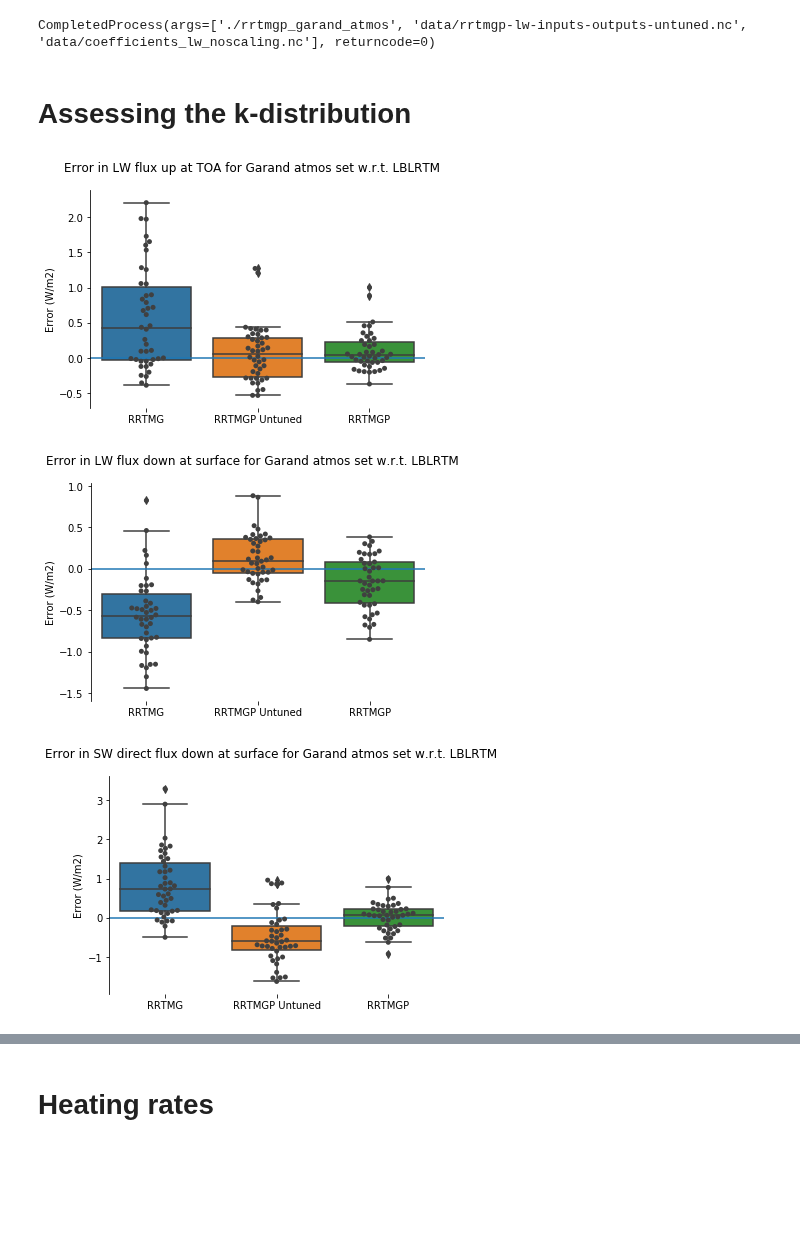
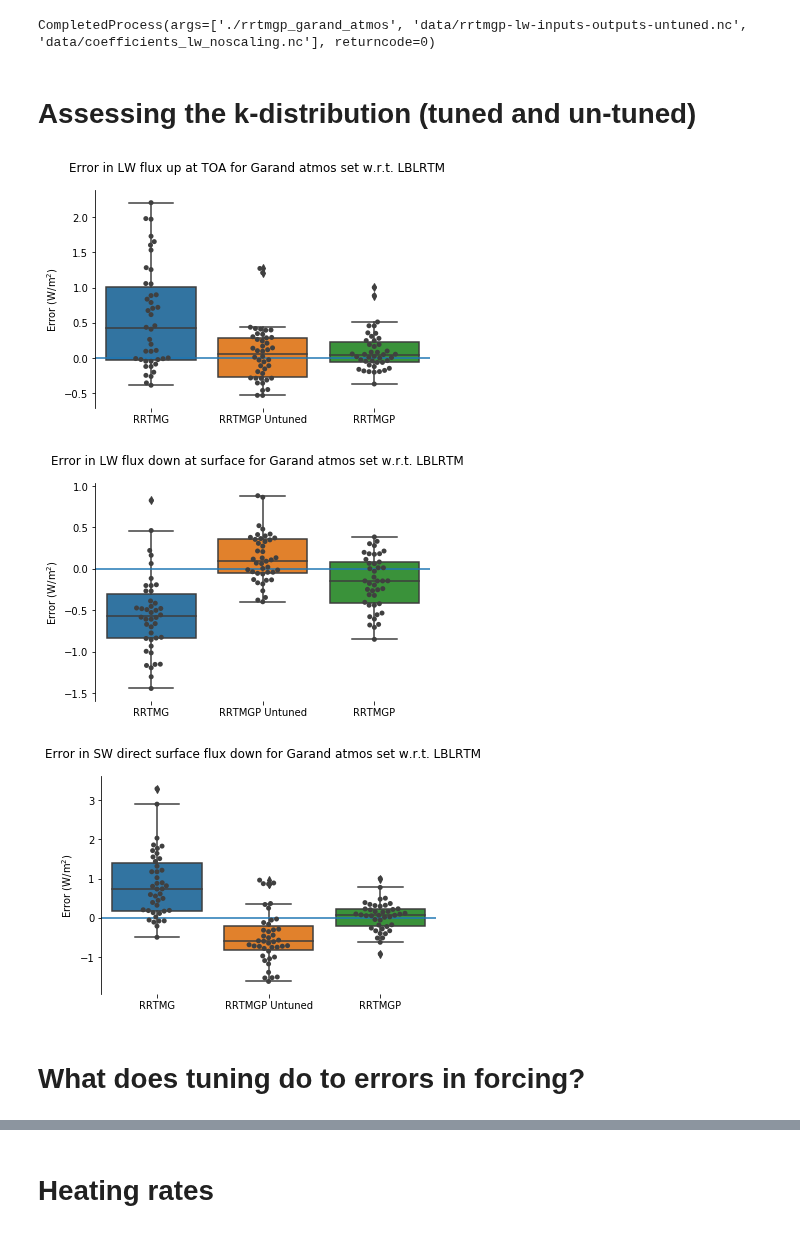
Before and after one commit to RobertPincus/rte-rrtmgp-paper-figures, a Jupyter notebook: RTE+RRMTGP-Paper-Figures.ipynb, the cells around one changed output, grey strips where cells are left out. Drawn from its saved outputs; the diff is of its cells as text; code cells hidden in the pictures; blank space fills up the shorter version.

Commit message:
Updated codes to keep up with RTE+RRTMGP; updated notebook to add figure for how tuning affect forcing

```diff
--- a/RTE+RRMTGP-Paper-Figures.ipynb
+++ b/RTE+RRMTGP-Paper-Figures.ipynb
@@ -83,7 +105,7 @@ fig_size = 95
 #
 # Results from LBLRTM and RRTMG
 #
-lw_lblrtm_file = 'data/lblrtm-v12.8-lw-flux-inputs-outputs-garand-r1378.nc'
+lw_lblrtm_file = 'data/lblrtm-lw-inputs-outputs-all.nc'
 lw_rrtmg_file  = 'data/' + 'rrtmg-lw-inputs-outputs_alb_0.2_sza_30.nc'
 sw_charts_file = 'data/charts-sw-inputs-outputs-clear_alb0_sza30.nc'
 sw_rrtmg_file  = 'data/' + 'rrtmg-sw-inputs-outputs_alb_0.0_sza_30.nc'
@@ -162,20 +185,7 @@ copy2(lw_lblrtm_file, lw_rrtmgp_untuned_file)
 
 lw_rrtmgp_3ang_default_file = "data/" + "rrtmgp-lw-inputs-outputs-3angle-default.nc"
 lw_rrtmgp_3ang_untuned_file = "data/" + "rrtmgp-lw-inputs-outputs-3angle-untuned.nc"
-
-varsToDel = ['angle', 'angle_secant', 'angle_weight']
-dimsToDel = ['angle']
-
-for fn in [lw_rrtmgp_3ang_default_file, lw_rrtmgp_3ang_untuned_file]:
-  f    = Dataset(fn, 'w')
-  oldF = Dataset(lw_lblrtm_file)
-  for d in oldF.dimensions:
-    if not d in dimsToDel: f.createDimension(oldF.dimensions[d].name, oldF.dimensions[d].size)
-  for v in oldF.variables:
-    if not v in varsToDel: copyVar(oldF, f, v)
-  oldF.close()
-  f.createDimension("angle", 3)
-  f.close()
+for fn in [lw_rrtmgp_3ang_default_file, lw_rrtmgp_3ang_untuned_file]: make_three_angle_file(lw_lblrtm_file, fn)
 
 subprocess.run(["./" + flux_exe_name, sw_rrtmgp_default_file,      "data/coefficients_sw.nc"])
 subprocess.run(["./" + flux_exe_name, sw_rrtmgp_untuned_file,      "data/coefficients_sw_noscaling.nc"])
@@ -186,7 +196,7 @@ subprocess.run(["./" + flux_exe_name, lw_rrtmgp_untuned_file,      "data/coeffic
 # %% [output]
 CompletedProcess(args=['./rrtmgp_garand_atmos', 'data/rrtmgp-lw-inputs-outputs-untuned.nc', 'data/coefficients_lw_noscaling.nc'], returncode=0)
 # %% [markdown]
-# Assessing the k-distribution
+# Assessing the k-distribution (tuned and un-tuned)
 # %%
 def plot_single_level_errs(fig, axes, location, quantity, ref_file, test_files, test_labels, colors = None):
     """Plot the difference in 'quantity' at 'location' between a reference and one or more tests"""
@@ -199,7 +209,7 @@ def plot_single_level_errs(fig, axes, location, quantity, ref_file, test_files,
     ref_ds.close()
     [tf.close() for tf in tst_ds]
 
-    plot_err_distribution(axes, errs, test_labels, ylabel = "Error (W/m2)", colors = colors)
+    plot_err_distribution(axes, errs, test_labels, ylabel = "Error $\mathregular{(W/m^2)}$", colors = colors)
 # %%
 #
 # Assessing the k-distribution:
@@ -215,34 +225,36 @@ sb.despine()
 axes.spines["bottom"].set_visible(False)
 fig.suptitle("Error in LW flux up at TOA for Garand atmos set w.r.t. LBLRTM")
 plt.savefig("lw-toa-kdist-tuning.pdf", dpi=600)
 
 fig = plt.figure()
 axes = fig.add_subplot(111)
 plot_single_level_errs(fig, axes, "sfc", "flux_dn", lw_lblrtm_file, \
                       [lw_rrtmg_file, lw_rrtmgp_3ang_untuned_file, lw_rrtmgp_3ang_default_file], \
                       ["RRTMG", "RRTMGP Untuned", "RRTMGP"])
 fig.suptitle("Error in LW flux down at surface for Garand atmos set w.r.t. LBLRTM")
 sb.despine()
 axes.spines["bottom"].set_visible(False)
 plt.savefig("lw-sfc-kdist-tuning.pdf", dpi=600)
 
 
 #
 #  SW: direct beam at SFC
 #    do this for tuned and untuned coefficient files
 #  use RRMTG too
 #
 fig = plt.figure()
 axes = fig.add_subplot(111)
 plot_single_level_errs(fig, axes, "sfc", "flux_dir_dn", sw_charts_file, \
                       [sw_rrtmg_file, sw_rrtmgp_untuned_file, sw_rrtmgp_default_file], \
                       ["RRTMG", "RRTMGP Untuned", "RRTMGP"])
 
 sb.despine()
 axes.spines["bottom"].set_visible(False)
-fig.suptitle("Error in SW direct flux down at surface for Garand atmos set w.r.t. LBLRTM")
+fig.suptitle("Error in SW direct surface flux down for Garand atmos set w.r.t. LBLRTM")
 plt.savefig("sw-sfc-kdist-tuning.pdf", dpi=600)
 # %% [output]
-[figure, old version]
+[figure, new version]
-[figure, old version]
+[figure, new version]
-[figure, old version]
+[figure, new version]
+# %% [markdown]
+# What does tuning do to errors in forcing?
```
Also changed, not shown: parts of 18 cells of this notebook, 7 other files.
